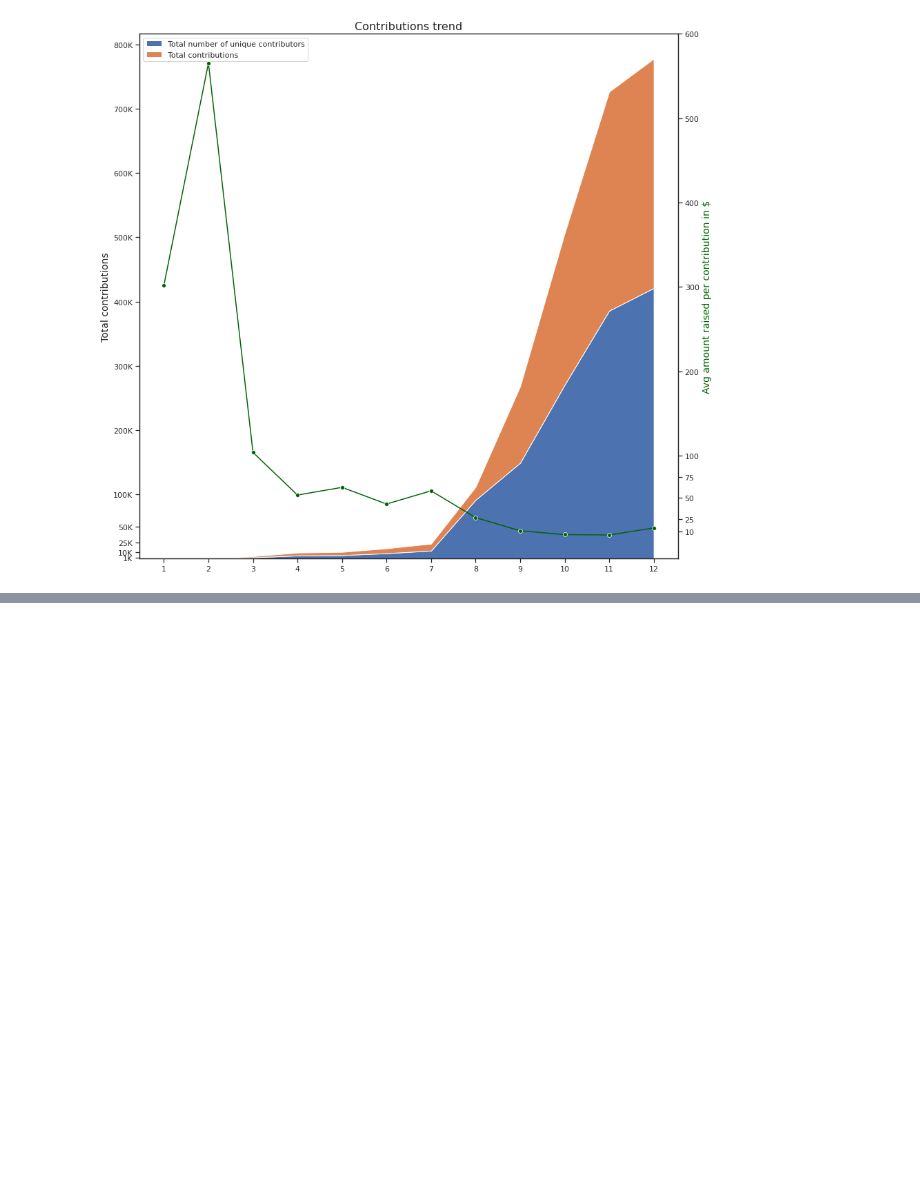
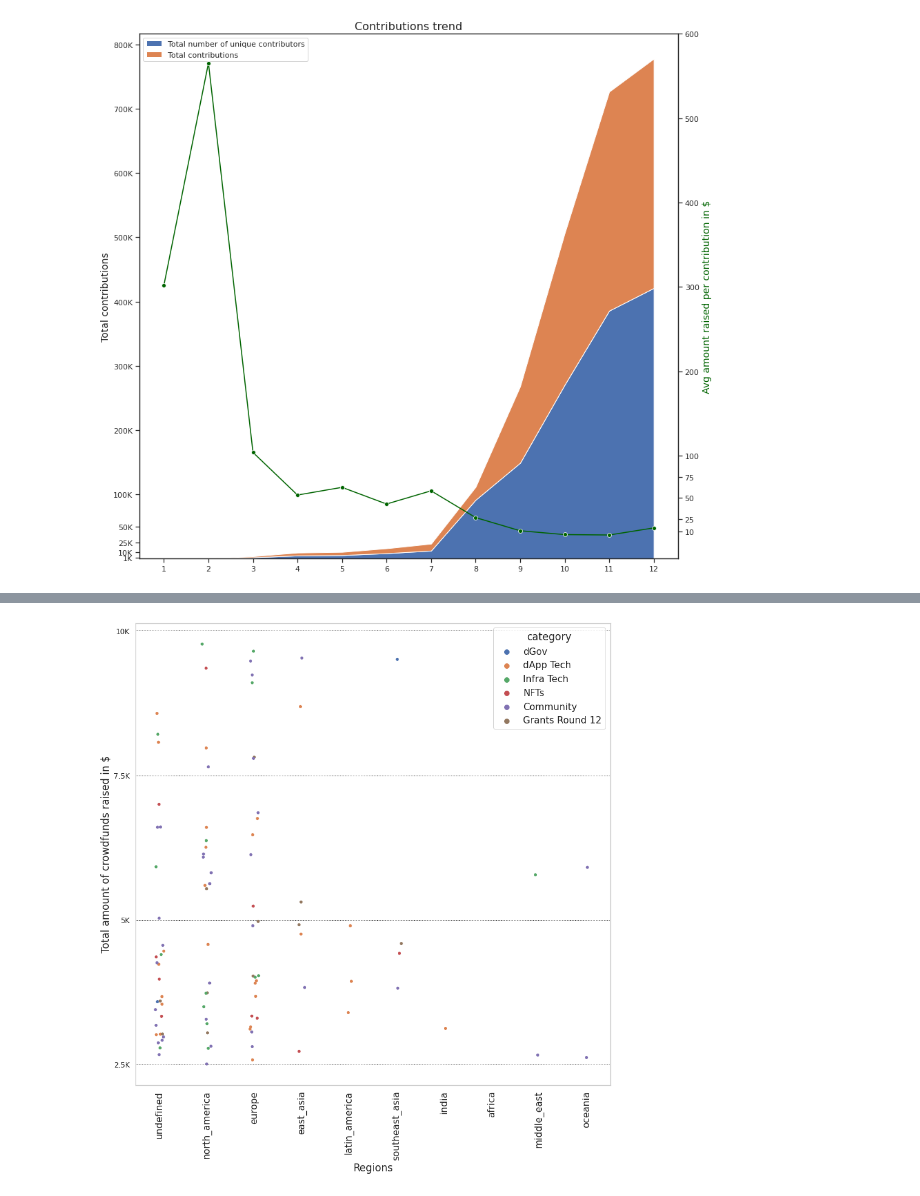
Before and after one commit to reza-hackathons/gitcoin_grants_eda, a Jupyter notebook: eda.ipynb, the cells around one changed output, grey strips where cells are left out. Saved outputs shown, nothing was run; the diff lists cells and outputs as text; code cells hidden in the pictures; blank space fills up the shorter version.

```diff
--- a/eda.ipynb
+++ b/eda.ipynb
@@ -315,0 +319,4 @@ plt.show()
+# %%
+display_crowdfunds_raised(round_number = 12, amount_min = 2501, amount_max = 10000, yticks = [2501, 5000, 7500, 10001])
+# %% [output]
+[figure, added]
```
Also changed, not shown: parts of 6 cells of this notebook, 7 other files.
